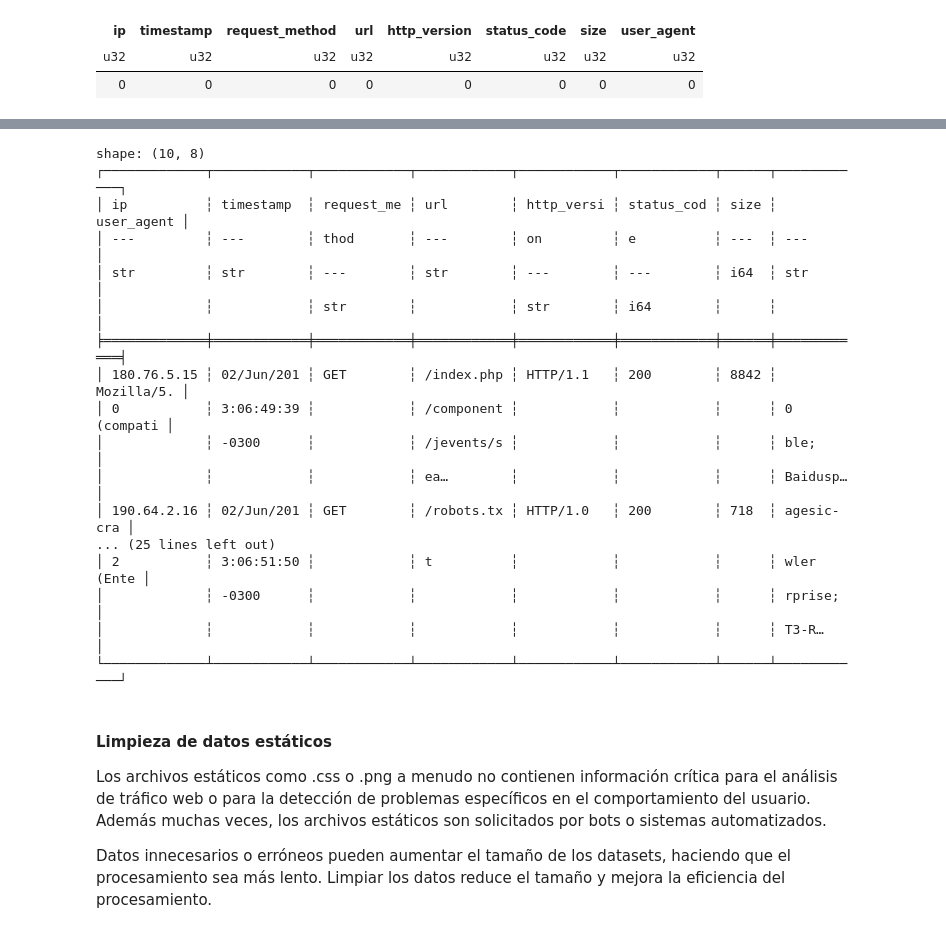
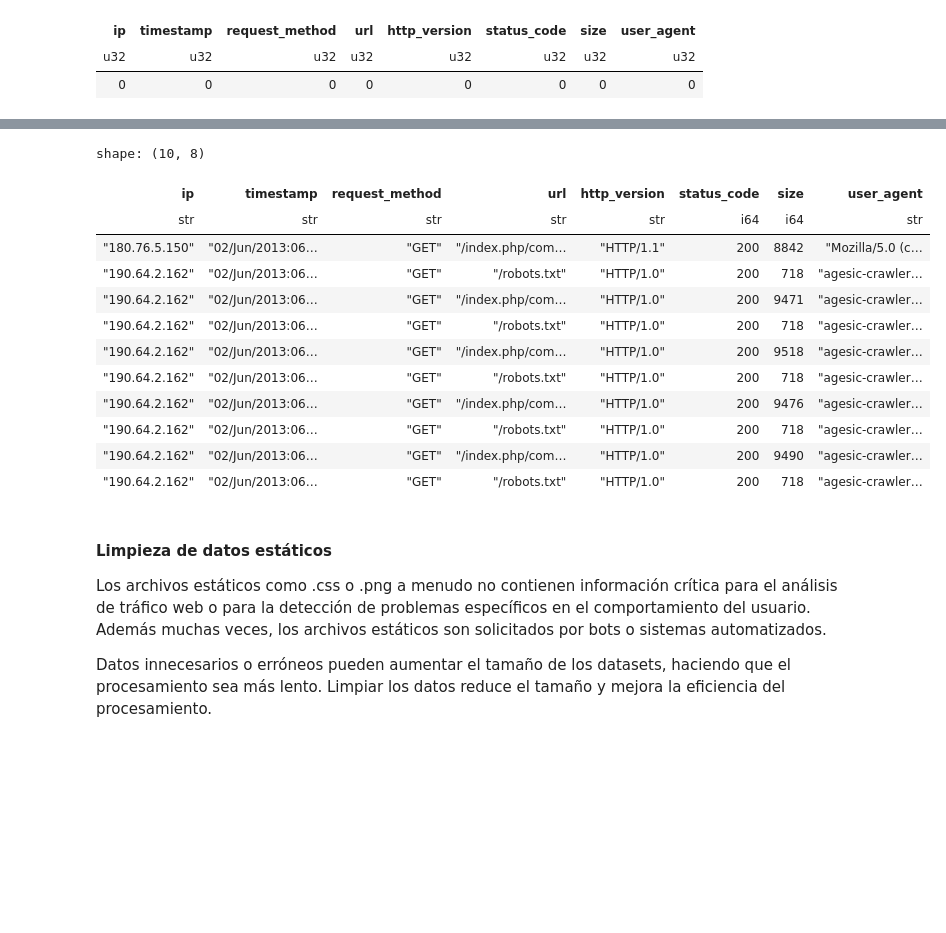
Before and after one commit to Sofia6074/Metricas_Geoportales_Maitena_Silvina_Sofia, a Jupyter notebook: Proyecto.ipynb, the cells around one changed output, grey strips where cells are left out. Saved outputs shown, nothing was run; the diff lists cells and outputs as text; code cells hidden in the pictures; blank space fills up the shorter version.

```diff
--- a/Proyecto.ipynb
+++ b/Proyecto.ipynb
@@ -310,27 +443,23 @@ Dado que las solicitudes provienen de 127.0.0.1 (localhost), parece que estas so
 # %%
 df_no_peticiones_internas = df_sin_nulos.filter(
     ~((pl.col("ip") == "127.0.0.1") & (pl.col("request_method") == "OPTIONS") & (pl.col("url") == "*"))
 )
 
-print(df_no_peticiones_internas.head(10))
+df_no_peticiones_internas.head(10)
 # %% [output]
 shape: (10, 8)
-┌─────────────┬────────────┬────────────┬────────────┬────────────┬────────────┬──────┬────────────┐
-│ ip          ┆ timestamp  ┆ request_me ┆ url        ┆ http_versi ┆ status_cod ┆ size ┆ user_agent │
-│ ---         ┆ ---        ┆ thod       ┆ ---        ┆ on         ┆ e          ┆ ---  ┆ ---        │
-│ str         ┆ str        ┆ ---        ┆ str        ┆ ---        ┆ ---        ┆ i64  ┆ str        │
-│             ┆            ┆ str        ┆            ┆ str        ┆ i64        ┆      ┆            │
-╞═════════════╪════════════╪════════════╪════════════╪════════════╪════════════╪══════╪════════════╡
-│ 180.76.5.15 ┆ 02/Jun/201 ┆ GET        ┆ /index.php ┆ HTTP/1.1   ┆ 200        ┆ 8842 ┆ Mozilla/5. │
-│ 0           ┆ 3:06:49:39 ┆            ┆ /component ┆            ┆            ┆      ┆ 0 (compati │
-│             ┆ -0300      ┆            ┆ /jevents/s ┆            ┆            ┆      ┆ ble;       │
-│             ┆            ┆            ┆ ea…        ┆            ┆            ┆      ┆ Baidusp…   │
-│ 190.64.2.16 ┆ 02/Jun/201 ┆ GET        ┆ /robots.tx ┆ HTTP/1.0   ┆ 200        ┆ 718  ┆ agesic-cra │
-... (25 lines left out)
-│ 2           ┆ 3:06:51:50 ┆            ┆ t          ┆            ┆            ┆      ┆ wler (Ente │
-│             ┆ -0300      ┆            ┆            ┆            ┆            ┆      ┆ rprise;    │
-│             ┆            ┆            ┆            ┆            ┆            ┆      ┆ T3-R…      │
-└─────────────┴────────────┴────────────┴────────────┴────────────┴────────────┴──────┴────────────┘
+| ip | timestamp | request_method | url | http_version | status_code | size | user_agent |
+| str | str | str | str | str | i64 | i64 | str |
+| "180.76.5.150" | "02/Jun/2013:06… | "GET" | "/index.php/com… | "HTTP/1.1" | 200 | 8842 | "Mozilla/5.0 (c… |
+| "190.64.2.162" | "02/Jun/2013:06… | "GET" | "/robots.txt" | "HTTP/1.0" | 200 | 718 | "agesic-crawler… |
+| "190.64.2.162" | "02/Jun/2013:06… | "GET" | "/index.php/com… | "HTTP/1.0" | 200 | 9471 | "agesic-crawler… |
+| "190.64.2.162" | "02/Jun/2013:06… | "GET" | "/robots.txt" | "HTTP/1.0" | 200 | 718 | "agesic-crawler… |
+| "190.64.2.162" | "02/Jun/2013:06… | "GET" | "/index.php/com… | "HTTP/1.0" | 200 | 9518 | "agesic-crawler… |
+| "190.64.2.162" | "02/Jun/2013:06… | "GET" | "/robots.txt" | "HTTP/1.0" | 200 | 718 | "agesic-crawler… |
+| "190.64.2.162" | "02/Jun/2013:06… | "GET" | "/index.php/com… | "HTTP/1.0" | 200 | 9476 | "agesic-crawler… |
+| "190.64.2.162" | "02/Jun/2013:06… | "GET" | "/robots.txt" | "HTTP/1.0" | 200 | 718 | "agesic-crawler… |
+| "190.64.2.162" | "02/Jun/2013:06… | "GET" | "/index.php/com… | "HTTP/1.0" | 200 | 9490 | "agesic-crawler… |
+| "190.64.2.162" | "02/Jun/2013:06… | "GET" | "/robots.txt" | "HTTP/1.0" | 200 | 718 | "agesic-crawler… |
 # %% [markdown]
 #### Limpieza de datos estáticos
 Los archivos estáticos como .css o .png a menudo no contienen información crítica para el análisis de tráfico web o para la detección de problemas específicos en el comportamiento del usuario. Además muchas veces, los archivos estáticos son solicitados por bots o sistemas automatizados.
```
Also changed, not shown: parts of 27 cells of this notebook.
